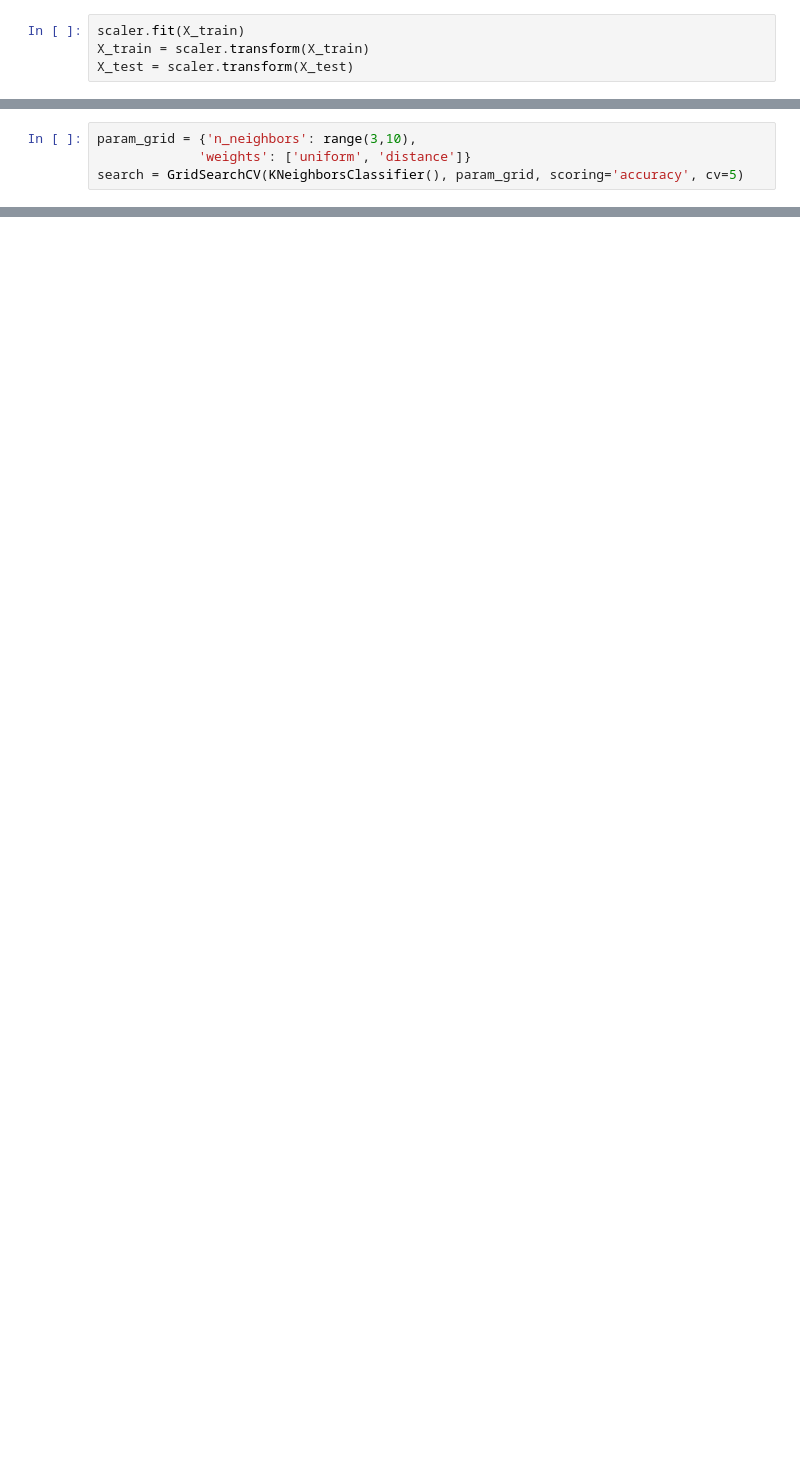
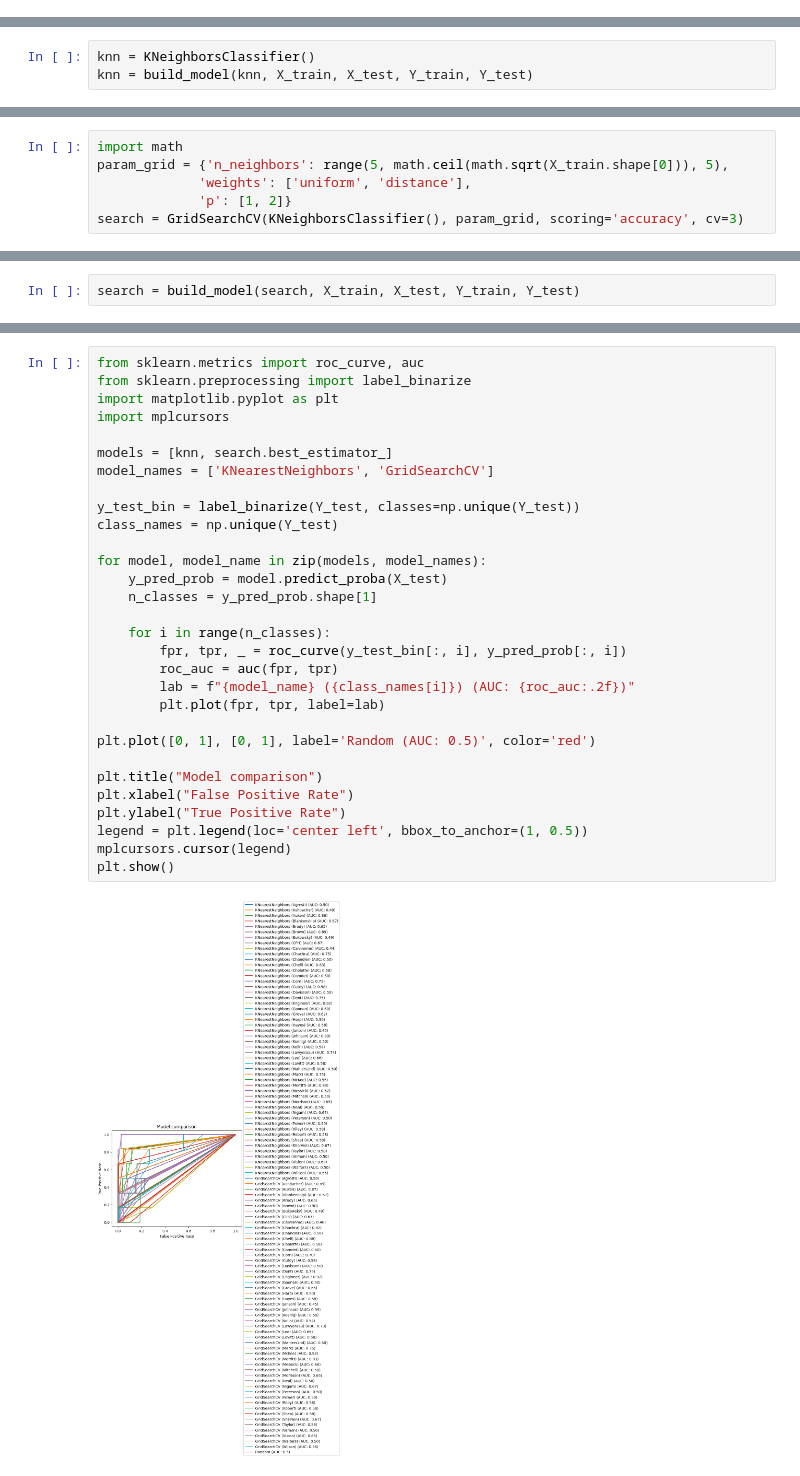
Before and after one commit to MATF-istrazivanje-podataka-1/2023_Data_Mining_Amazon_reviews_Dataset, a Jupyter notebook: models/classification/KNN.ipynb, the cells around one changed output, grey strips where cells are left out. Cells and saved outputs as stored; diff of their text form; blank space fills up the shorter version.

```diff
--- a/models/classification/KNN.ipynb
+++ b/models/classification/KNN.ipynb
@@ -89,6 +16,2 @@ scaler = StandardScaler()
-# %%
-scaler.fit(X_train)
-X_train = scaler.transform(X_train)
-X_test = scaler.transform(X_test)
 # %%
 from sklearn.neighbors import KNeighborsClassifier
@@ -95,0 +19,3 @@ from sklearn.model_selection import GridSearchCV
+# %%
+knn = KNeighborsClassifier()
+knn = build_model(knn, X_train, X_test, Y_train, Y_test)
@@ -96,7 +40,9 @@ from sklearn.model_selection import GridSearchCV
 # %%
-param_grid = {'n_neighbors': range(3,10),
-             'weights': ['uniform', 'distance']}
-search = GridSearchCV(KNeighborsClassifier(), param_grid, scoring='accuracy', cv=5)
+import math
+param_grid = {'n_neighbors': range(5, math.ceil(math.sqrt(X_train.shape[0])), 5),
+             'weights': ['uniform', 'distance'],
+             'p': [1, 2]}
+search = GridSearchCV(KNeighborsClassifier(), param_grid, scoring='accuracy', cv=3)
 # %%
 search.fit(X_train, Y_train)
 # %% [output]
@@ -110,0 +61,2 @@ AttributeError: 'KNeighborsClassifier' object has no attribute 'preditct'
+# %%
+search = build_model(search, X_train, X_test, Y_train, Y_test)
@@ -110,0 +81,32 @@ AttributeError: 'KNeighborsClassifier' object has no attribute 'preditct'
+# %%
+from sklearn.metrics import roc_curve, auc
+from sklearn.preprocessing import label_binarize
+import matplotlib.pyplot as plt
+import mplcursors
+
+models = [knn, search.best_estimator_]
+model_names = ['KNearestNeighbors', 'GridSearchCV']
+
+y_test_bin = label_binarize(Y_test, classes=np.unique(Y_test))
+class_names = np.unique(Y_test)
+
+for model, model_name in zip(models, model_names):
+    y_pred_prob = model.predict_proba(X_test)
+    n_classes = y_pred_prob.shape[1]
+
+    for i in range(n_classes):
+        fpr, tpr, _ = roc_curve(y_test_bin[:, i], y_pred_prob[:, i])
+        roc_auc = auc(fpr, tpr)
+        lab = f"{model_name} ({class_names[i]}) (AUC: {roc_auc:.2f})"
+        plt.plot(fpr, tpr, label=lab)
+
+plt.plot([0, 1], [0, 1], label='Random (AUC: 0.5)', color='red')
+
+plt.title("Model comparison")
+plt.xlabel("False Positive Rate")
+plt.ylabel("True Positive Rate")
+legend = plt.legend(loc='center left', bbox_to_anchor=(1, 0.5))
+mplcursors.cursor(legend)
+plt.show()
+# %% [output]
+[figure, added]
```
Also changed, not shown: parts of 20 cells of this notebook, 12 other files.
